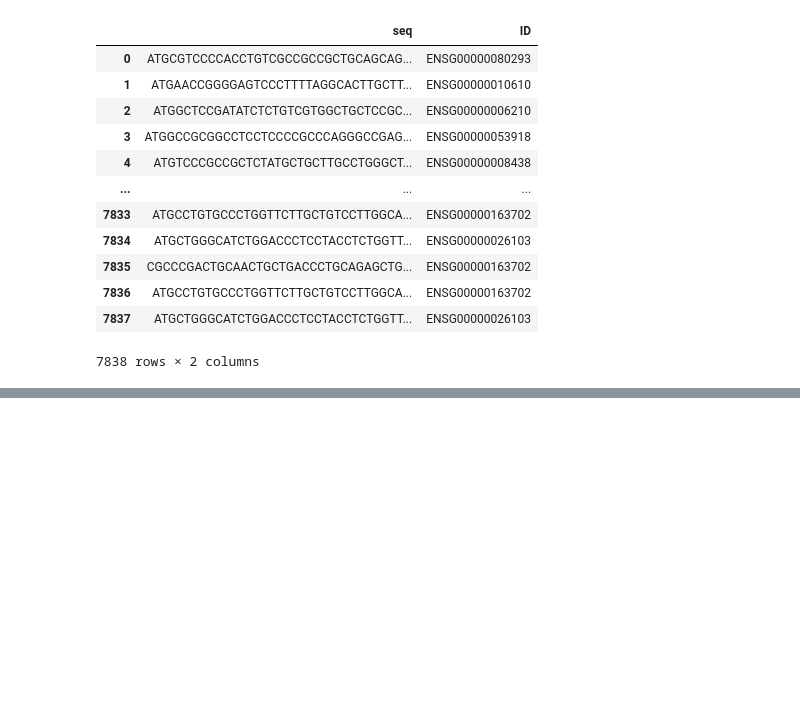
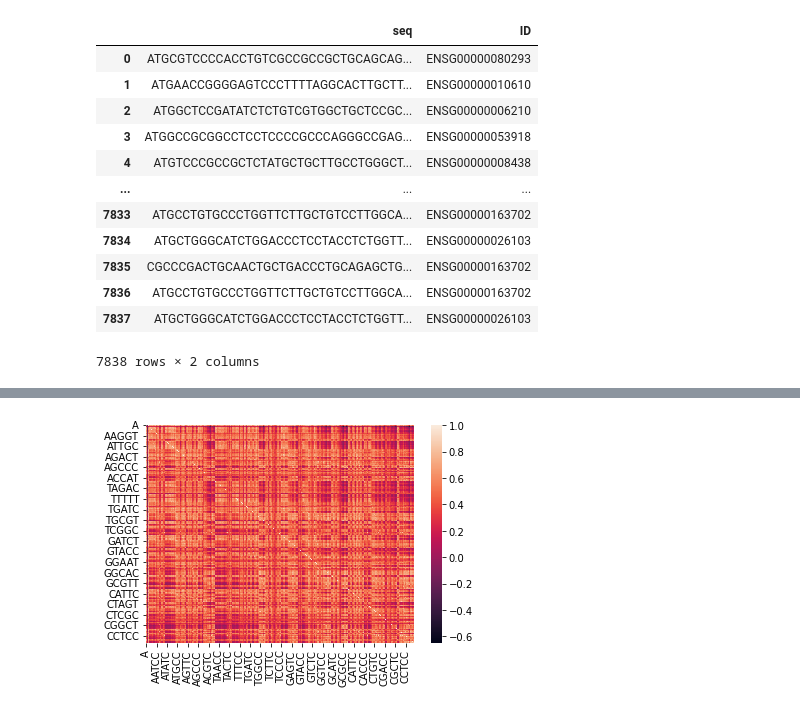
Before and after one commit to 777moneymaker/ml-proj, a Jupyter notebook: project.ipynb, the cells around one changed output, grey strips where cells are left out. Saved outputs shown, nothing was run; the diff lists cells and outputs as text; code cells hidden in the pictures; blank space fills up the shorter version.

```diff
--- a/project.ipynb
+++ b/project.ipynb
@@ -229,0 +302,12 @@ plt.show()
+# %%
+# Check for linear combinations
+import seaborn as sn
+import matplotlib.pyplot as plt
+
+corrMatrix = final.corr()
+
+sn.heatmap(corrMatrix)
+plt.show()
+# Całkiem niezłe korelacje
+# %% [output]
+[figure, added]
```
Also changed, not shown: parts of 8 cells of this notebook, 2 other files.
